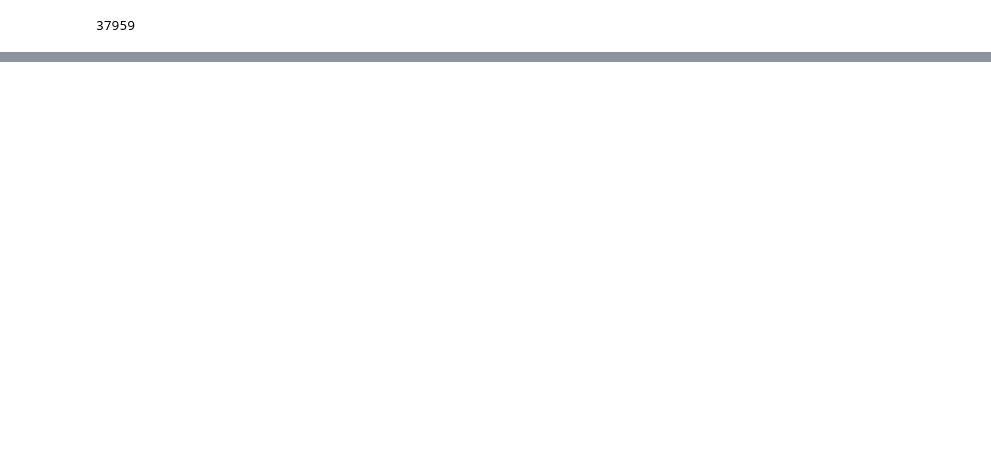
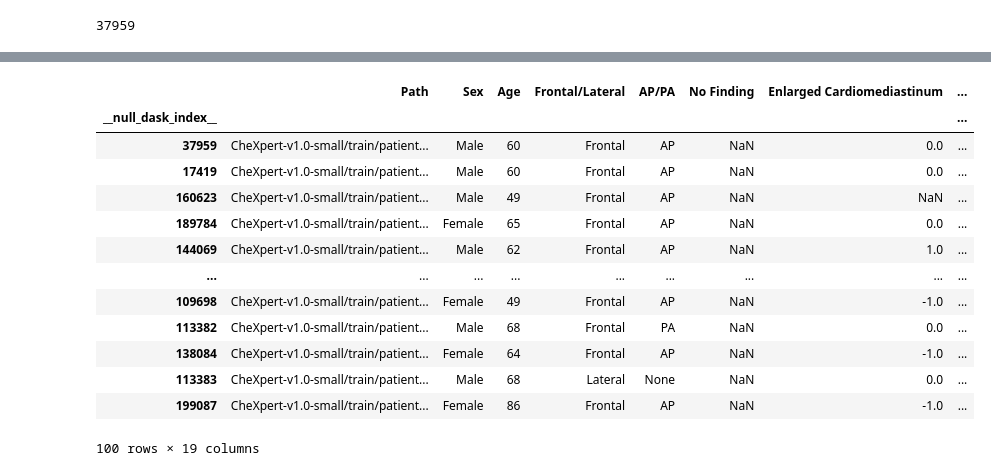
Before and after one commit to woodytwoshoes/Radio-Star, a Jupyter notebook: notebooks/FindSimilar.ipynb, the cells around one changed output, grey strips where cells are left out. Drawn from its saved outputs; the diff is of its cells as text; code cells hidden in the pictures; blank space fills up the shorter version.

```diff
--- a/notebooks/FindSimilar.ipynb
+++ b/notebooks/FindSimilar.ipynb
@@ -37,0 +81,4 @@ n_nanvalues = df.loc[37959].isna().sum()
+# %%
+row_comparator_raw = df.loc[index_comparator]
+# %%
+row_comparator = df.loc[index_comparator].isna()
@@ -37,0 +129,3 @@ n_nanvalues = df.loc[37959].isna().sum()
+# %%
+# Find the 100 rows with similar features mentioned (not necessarily the same findings)
+similar_features_idx = (df.isna() == row_comparator).sum(1).sort_values(ascending = False)[:100].index
@@ -39,0 +166,2 @@ df.
+# %%
+argsorted = nan_euclidean_distances(row_comparator_raw.values.reshape(1,-1), df.loc[similar_features_idx]).argsort()
@@ -39,0 +184,17 @@ df.
+# %%
+df_raw.loc[similar_features_idx[argsorted][0]]
+# %% [output]
+|  | Path | Sex | Age | Frontal/Lateral | AP/PA | No Finding | Enlarged Cardiomediastinum | ... |
+| __null_dask_index__ |  |  |  |  |  |  |  | ... |
+| 37959 | CheXpert-v1.0-small/train/patient... | Male | 60 | Frontal | AP | NaN | 0.0 | ... |
+| 17419 | CheXpert-v1.0-small/train/patient... | Male | 60 | Frontal | AP | NaN | 0.0 | ... |
+| 160623 | CheXpert-v1.0-small/train/patient... | Male | 49 | Frontal | AP | NaN | NaN | ... |
+| 189784 | CheXpert-v1.0-small/train/patient... | Female | 65 | Frontal | AP | NaN | 0.0 | ... |
+| 144069 | CheXpert-v1.0-small/train/patient... | Male | 62 | Frontal | AP | NaN | 1.0 | ... |
+| ... | ... | ... | ... | ... | ... | ... | ... | ... |
+| 109698 | CheXpert-v1.0-small/train/patient... | Female | 49 | Frontal | AP | NaN | -1.0 | ... |
+| 113382 | CheXpert-v1.0-small/train/patient... | Male | 68 | Frontal | PA | NaN | 0.0 | ... |
+| 138084 | CheXpert-v1.0-small/train/patient... | Female | 64 | Frontal | AP | NaN | -1.0 | ... |
+| 113383 | CheXpert-v1.0-small/train/patient... | Male | 68 | Lateral | None | NaN | 0.0 | ... |
+| 199087 | CheXpert-v1.0-small/train/patient... | Female | 86 | Frontal | AP | NaN | -1.0 | ... |
+100 rows × 19 columns
```
Also changed, not shown: parts of 20 cells of this notebook, 5 other files.
